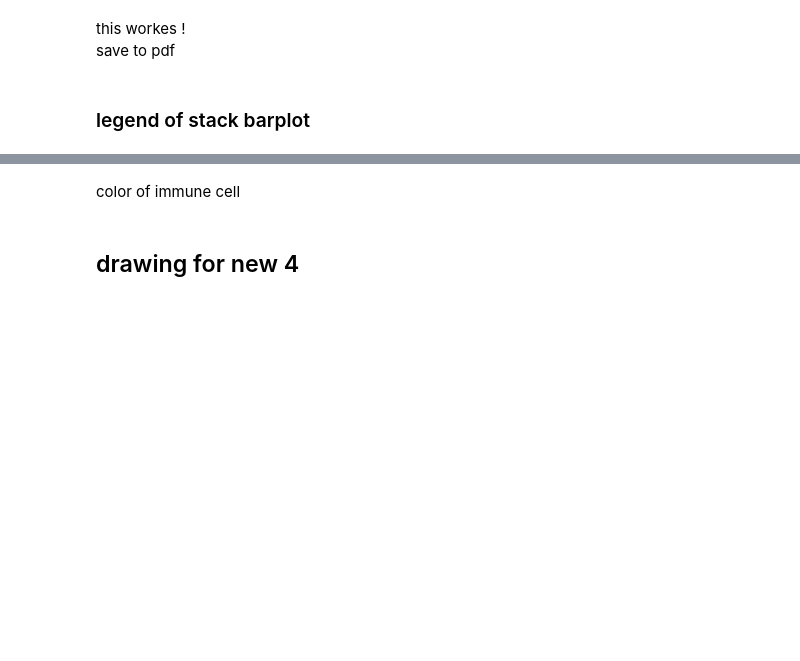
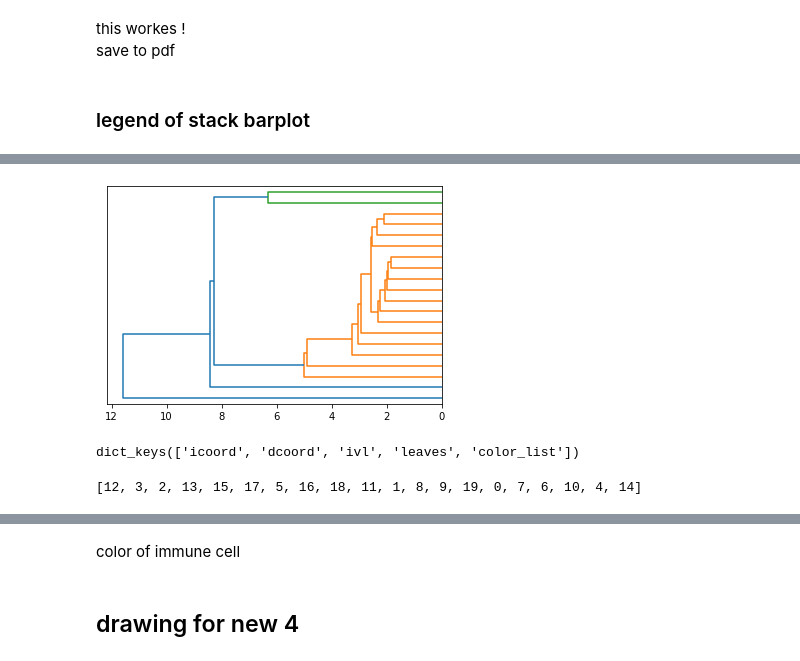
Before and after one commit to oZwZo/pan-cancer-leukocyte, a Jupyter notebook: leukocyte/plot_and_table.ipynb, the cells around one changed output, grey strips where cells are left out. Drawn from its saved outputs; the diff is of its cells as text; code cells hidden in the pictures; blank space fills up the shorter version.

```diff
--- a/leukocyte/plot_and_table.ipynb
+++ b/leukocyte/plot_and_table.ipynb
@@ -109,0 +274,12 @@ time.struct_time(tm_year=2020, tm_mon=8, tm_mday=13, tm_hour=9, tm_min=47, tm_se
+# %%
+tree = dendrogram(Z,p=13,truncate_mode='level',no_labels=True,distance_sort=True,orientation='left')
+# %% [output]
+[figure, added]
+# %%
+tree.keys()
+# %% [output]
+dict_keys(['icoord', 'dcoord', 'ivl', 'leaves', 'color_list'])
+# %%
+tree["leaves"]
+# %% [output]
+[12, 3, 2, 13, 15, 17, 5, 16, 18, 11, 1, 8, 9, 19, 0, 7, 6, 10, 4, 14]
```
Also changed, not shown: parts of 37 cells of this notebook, 26 other files.
